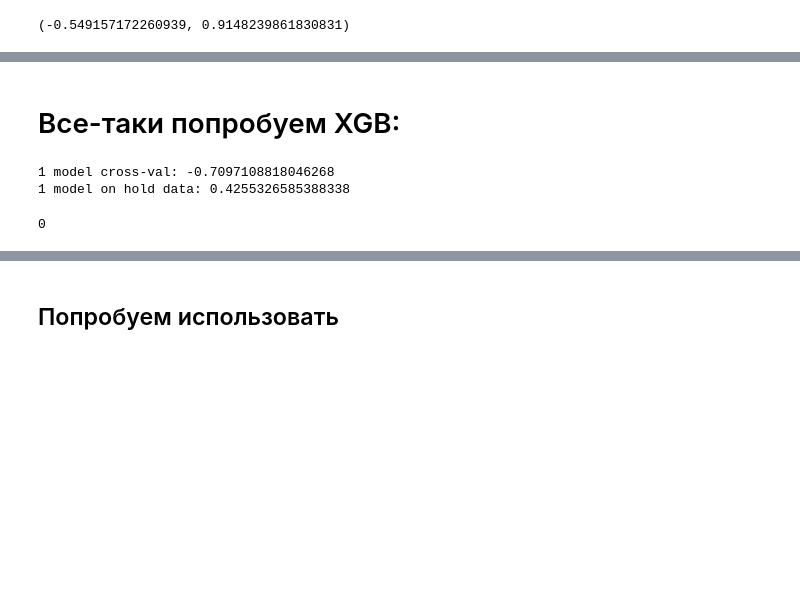
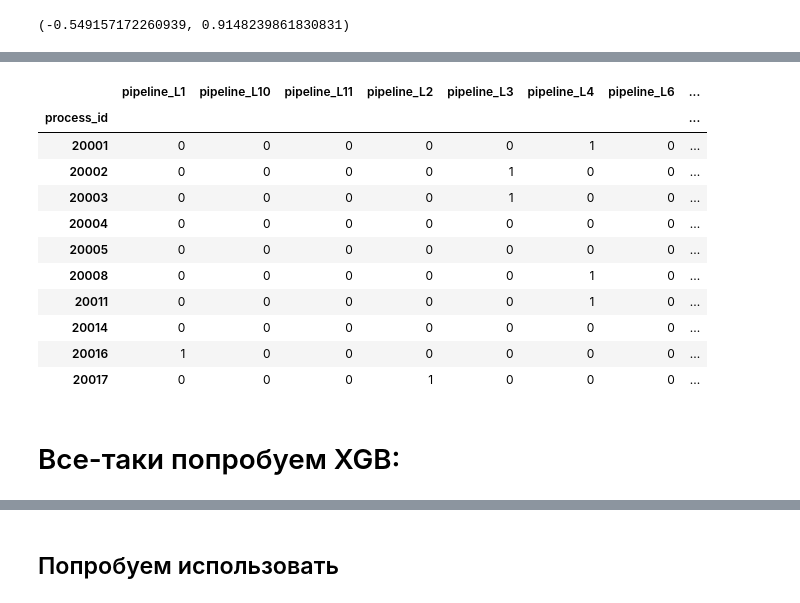
Before and after one commit to paniquex/MSU_2course_selection, a Jupyter notebook: first_task/Untitled.ipynb, the cells around one changed output, grey strips where cells are left out. Drawn from its saved outputs; the diff is of its cells as text; code cells hidden in the pictures; blank space fills up the shorter version.

```diff
--- a/first_task/Untitled.ipynb
+++ b/first_task/Untitled.ipynb
@@ -295,0 +203,6 @@ train_features.head(1000)
+# %%
+different_objects = []
+for object_id in train_data['object_id'].unique():
+    if object_id not in test_data['object_id'].unique():
+        different_objects.append(object_id)
+different_objects
@@ -295,0 +211,2 @@ train_features.head(1000)
+# %%
+train_limited = train_limited[~(train_limited['object_id'].isin(different_objects))]
@@ -565,3 +596,32 @@ mape_modified_scorer(rf_after_grid, X_test, y_test), mean_abs_percentage_err(rf_
+# %%
+def create_feature_matrix(df, flag):
+    metadata = prep_metadata(df)
+    if flag == 0:
+        time_series = prep_time_series_features(df)
+    else:
+        time_series = prep_time_series_features_my(df)
+    # join metadata and time series features into a single dataframe
+    feature_matrix = pd.concat([metadata, time_series], axis=1)
+
+
+    return feature_matrix
+# %%
+train_features = create_feature_matrix(train_limited, 1)
+# %%
+train_features.head(10)
+# %% [output]
+|  | pipeline_L1 | pipeline_L10 | pipeline_L11 | pipeline_L2 | pipeline_L3 | pipeline_L4 | pipeline_L6 | ... |
+| process_id |  |  |  |  |  |  |  | ... |
+| 20001 | 0 | 0 | 0 | 0 | 0 | 1 | 0 | ... |
+| 20002 | 0 | 0 | 0 | 0 | 1 | 0 | 0 | ... |
+| 20003 | 0 | 0 | 0 | 0 | 1 | 0 | 0 | ... |
+| 20004 | 0 | 0 | 0 | 0 | 0 | 0 | 0 | ... |
+| 20005 | 0 | 0 | 0 | 0 | 0 | 0 | 0 | ... |
+| 20008 | 0 | 0 | 0 | 0 | 0 | 1 | 0 | ... |
+| 20011 | 0 | 0 | 0 | 0 | 0 | 1 | 0 | ... |
+| 20014 | 0 | 0 | 0 | 0 | 0 | 0 | 0 | ... |
+| 20016 | 1 | 0 | 0 | 0 | 0 | 0 | 0 | ... |
+| 20017 | 0 | 0 | 0 | 1 | 0 | 0 | 0 | ... |
 # %% [markdown]
 # Все-таки попробуем XGB:
 # %%
@@ -584,8 +643,0 @@ xgb = XGBRegressor(booster='gbtree', n_estimators=2500, max_depth=4, n_jobs=-1,
-# %%
-models_validation(train_features_xgb, np.ravel(train_labels), [xgb], 5)
-#1 model cross-val: -0.692159471381483
-#1 model on hold data: 0.4376841697925037
-# %% [output]
-1 model cross-val: -0.7097108818046268
-1 model on hold data: 0.4255326585388338
-0
```
Also changed, not shown: parts of 36 cells of this notebook.
